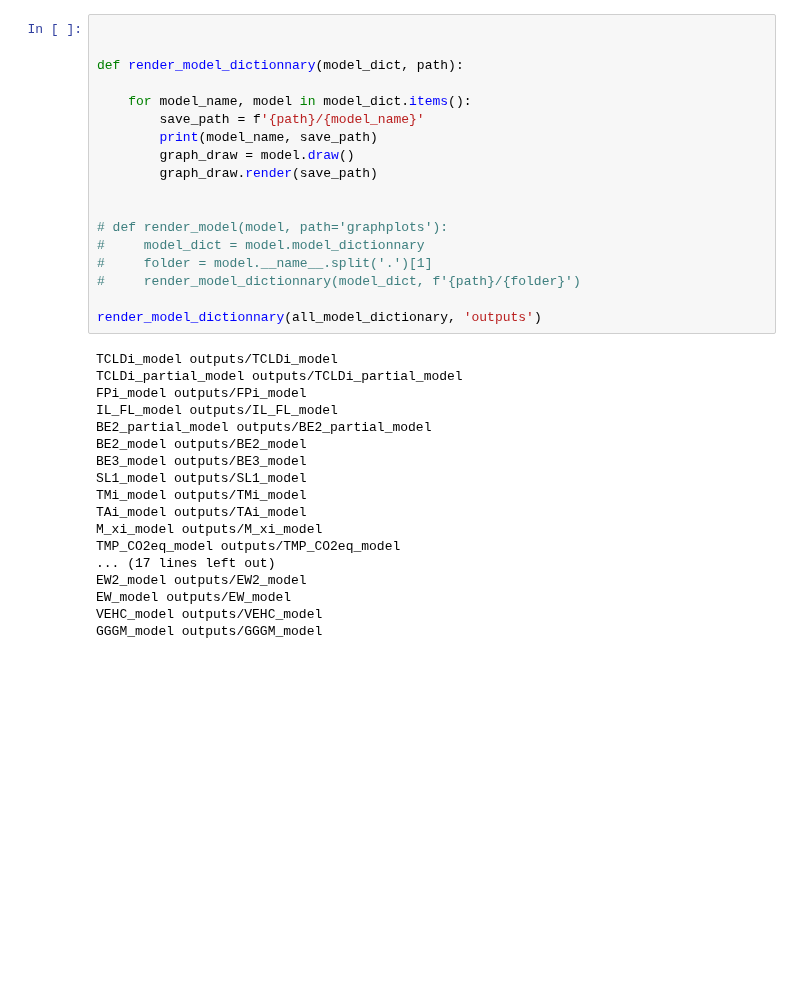
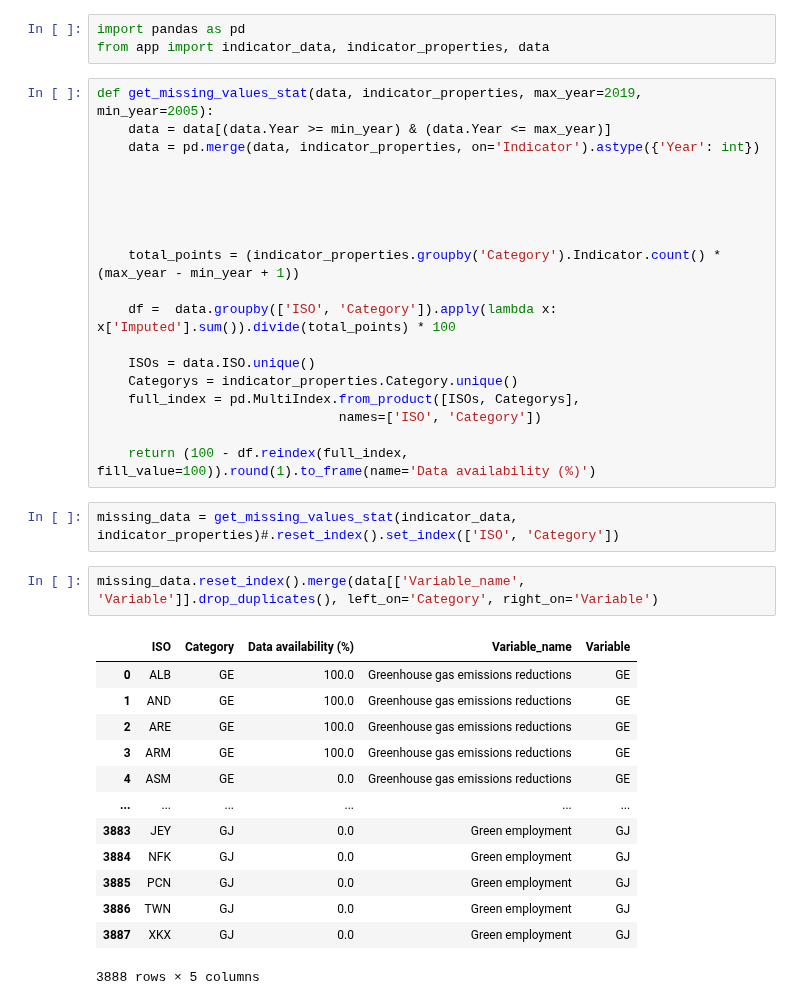
Before and after one commit to simonzabrocki/SimulationDashboard, a Jupyter notebook: draft.ipynb, the cells around one changed output. Saved outputs shown, nothing was run; the diff lists cells and outputs as text; blank space fills up the shorter version.

Commit message:
update missing values plot

```diff
--- a/draft.ipynb
+++ b/draft.ipynb
@@ -23,36 +1,40 @@ all_model_dictionary
-# %%
-
-
-def render_model_dictionnary(model_dict, path):
-
-    for model_name, model in model_dict.items():
-        save_path = f'{path}/{model_name}'
-        print(model_name, save_path)
-        graph_draw = model.draw()
-        graph_draw.render(save_path)
-
-
-# def render_model(model, path='graphplots'):
-#     model_dict = model.model_dictionnary
-#     folder = model.__name__.split('.')[1]
-#     render_model_dictionnary(model_dict, f'{path}/{folder}')
-
-render_model_dictionnary(all_model_dictionary, 'outputs')
-# %% [output]
-TCLDi_model outputs/TCLDi_model
-TCLDi_partial_model outputs/TCLDi_partial_model
-FPi_model outputs/FPi_model
-IL_FL_model outputs/IL_FL_model
-BE2_partial_model outputs/BE2_partial_model
-BE2_model outputs/BE2_model
-BE3_model outputs/BE3_model
-SL1_model outputs/SL1_model
-TMi_model outputs/TMi_model
-TAi_model outputs/TAi_model
-M_xi_model outputs/M_xi_model
-TMP_CO2eq_model outputs/TMP_CO2eq_model
-... (17 lines left out)
-EW2_model outputs/EW2_model
-EW_model outputs/EW_model
-VEHC_model outputs/VEHC_model
-GGGM_model outputs/GGGM_model
+# %%
+import pandas as pd
+from app import indicator_data, indicator_properties, data
+# %%
+def get_missing_values_stat(data, indicator_properties, max_year=2019, min_year=2005):
+    data = data[(data.Year >= min_year) & (data.Year <= max_year)]
+    data = pd.merge(data, indicator_properties, on='Indicator').astype({'Year': int})
+
+
+
+
+
+    total_points = (indicator_properties.groupby('Category').Indicator.count() * (max_year - min_year + 1))
+
+    df =  data.groupby(['ISO', 'Category']).apply(lambda x: x['Imputed'].sum()).divide(total_points) * 100
+
+    ISOs = data.ISO.unique()
+    Categorys = indicator_properties.Category.unique()
+    full_index = pd.MultiIndex.from_product([ISOs, Categorys],
+                               names=['ISO', 'Category'])
+
+    return (100 - df.reindex(full_index, fill_value=100)).round(1).to_frame(name='Data availability (%)')
+# %%
+missing_data = get_missing_values_stat(indicator_data, indicator_properties)#.reset_index().set_index(['ISO', 'Category'])
+# %%
+missing_data.reset_index().merge(data[['Variable_name', 'Variable']].drop_duplicates(), left_on='Category', right_on='Variable')
+# %% [output]
+|  | ISO | Category | Data availability (%) | Variable_name | Variable |
+| 0 | ALB | GE | 100.0 | Greenhouse gas emissions reductions | GE |
+| 1 | AND | GE | 100.0 | Greenhouse gas emissions reductions | GE |
+| 2 | ARE | GE | 100.0 | Greenhouse gas emissions reductions | GE |
+| 3 | ARM | GE | 100.0 | Greenhouse gas emissions reductions | GE |
+| 4 | ASM | GE | 0.0 | Greenhouse gas emissions reductions | GE |
+| ... | ... | ... | ... | ... | ... |
+| 3883 | JEY | GJ | 0.0 | Green employment | GJ |
+| 3884 | NFK | GJ | 0.0 | Green employment | GJ |
+| 3885 | PCN | GJ | 0.0 | Green employment | GJ |
+| 3886 | TWN | GJ | 0.0 | Green employment | GJ |
+| 3887 | XKX | GJ | 0.0 | Green employment | GJ |
+3888 rows × 5 columns
```
Also changed, not shown: parts of 5 cells of this notebook, 2 other files.
